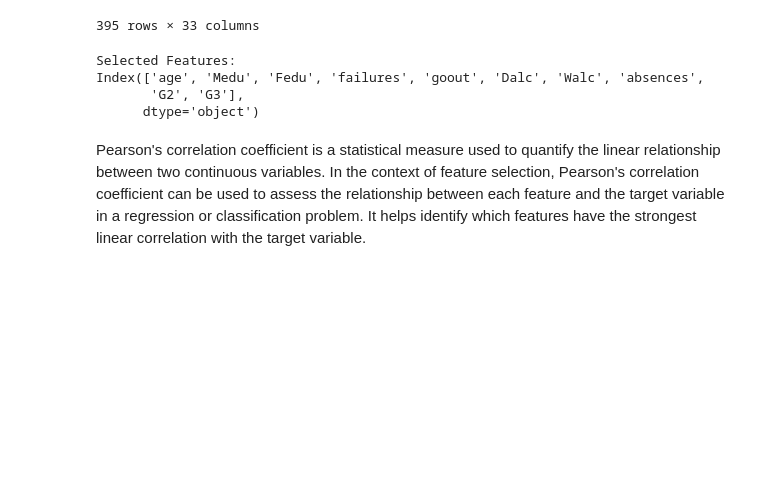
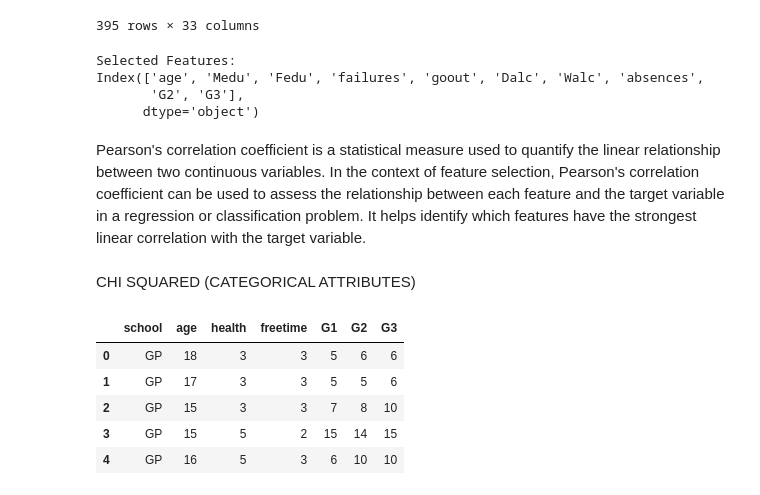
Before and after one commit to Lakshya937/aiml, a Jupyter notebook: AIML4.ipynb, the cells around one changed output. Saved outputs shown, nothing was run; the diff lists cells and outputs as text; code cells hidden in the pictures; blank space fills up the shorter version.

```diff
--- a/AIML4.ipynb
+++ b/AIML4.ipynb
@@ -42,3 +42,19 @@ Index(['age', 'Medu', 'Fedu', 'failures', 'goout', 'Dalc', 'Walc', 'absences',
       dtype='object')
 # %% [markdown]
 Pearson's correlation coefficient is a statistical measure used to quantify the linear relationship between two continuous variables. In the context of feature selection, Pearson's correlation coefficient can be used to assess the relationship between each feature and the target variable in a regression or classification problem. It helps identify which features have the strongest linear correlation with the target variable.
+# %% [markdown]
+CHI SQUARED (CATEGORICAL ATTRIBUTES)
+# %%
+df = pd.read_csv('https://raw.githubusercontent.com/Lakshya937/aiml/main/student-mat.csv')
+df = df[['school','age','health','freetime','G1','G2','G3']]
+# fill null values
+for col in df.columns:
+  df[col]= df[col].fillna([col].mode()[0])
+df.head()
+# %% [output]
+|  | school | age | health | freetime | G1 | G2 | G3 |
+| 0 | GP | 18 | 3 | 3 | 5 | 6 | 6 |
+| 1 | GP | 17 | 3 | 3 | 5 | 5 | 6 |
+| 2 | GP | 15 | 3 | 3 | 7 | 8 | 10 |
+| 3 | GP | 15 | 5 | 2 | 15 | 14 | 15 |
+| 4 | GP | 16 | 5 | 3 | 6 | 10 | 10 |
```
Also changed, not shown: parts of 6 cells of this notebook.
